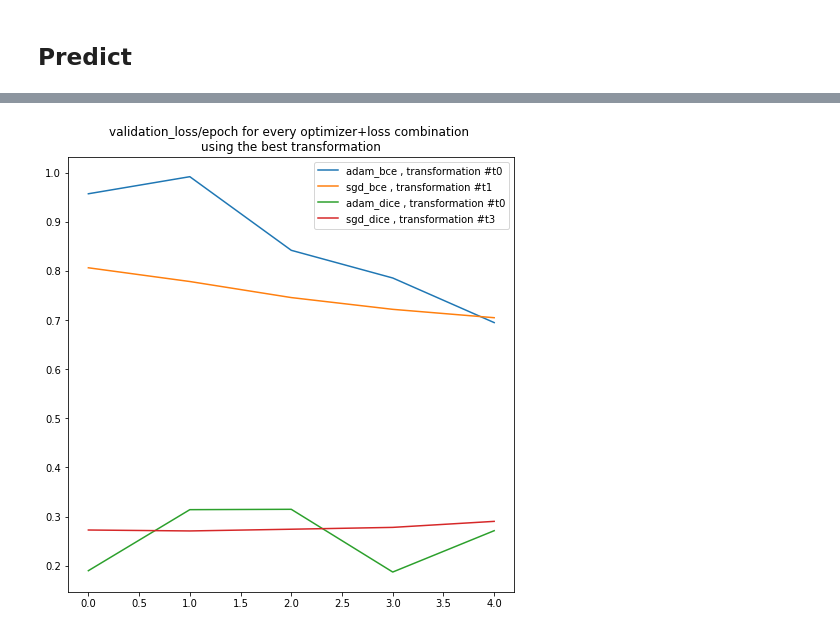
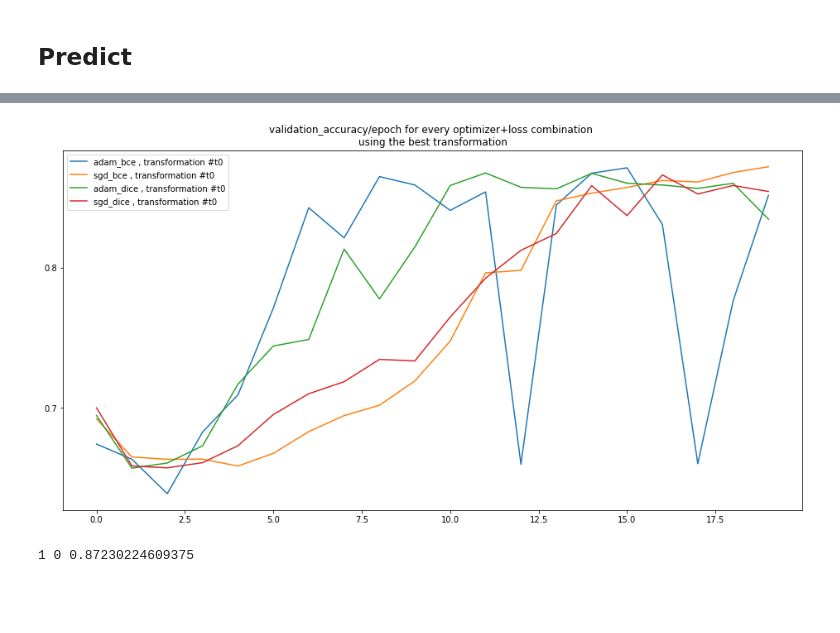
Before and after one commit to nikarav/Deep-Learning-In-Computer-Vision, a Jupyter notebook: Project3/Project3.ipynb, the cells around one changed output, grey strips where cells are left out. Saved outputs shown, nothing was run; the diff lists cells and outputs as text; code cells hidden in the pictures; blank space fills up the shorter version.

Commit message:
fixed augmentation plot and finalized pretty much everything

```diff
--- a/Project3/Project3.ipynb
+++ b/Project3/Project3.ipynb
@@ -1002,7 +1004,7 @@ for i, trans in enumerate(image_mask_transform):
     test_loader = DataLoader(testset, batch_size=batch_size, shuffle=False, num_workers=3)
     model = UNet2(3, 1).to(device)
     optimizer = torch.optim.SGD(model.parameters(), lr=0.1)
-    results = train(model, optimizer, bce_loss,5,train_loader,test_loader)
+    results = train(model, optimizer, bce_loss,num_epochs,train_loader,test_loader)
     transform_id = "t" + str(i)
     model_results['sgd_bce'][transform_id].append(results)
 # %% [output]
@@ -1020,7 +1022,7 @@ for i, trans in enumerate(image_mask_transform):
     test_loader = DataLoader(testset, batch_size=batch_size, shuffle=False, num_workers=3)
     model = UNet2(3, 1).to(device)
     optimizer = torch.optim.SGD(model.parameters(), lr=0.1)
-    results = train(model, optimizer, dice_loss,5,train_loader,test_loader)
+    results = train(model, optimizer, dice_loss,num_epochs,train_loader,test_loader)
     transform_id = "t" + str(i)
     model_results['sgd_dice'][transform_id].append(results)
 # %% [output]
@@ -1033,5 +1035,4 @@ for i, trans in enumerate(image_mask_transform):
 # %% [markdown]
 ## Predict
 # %%
-num_epochs = 5
 num_transformations = len(image_mask_transform)
@@ -1047,8 +1068,8 @@ for model_name in ["adam_bce", "sgd_bce", "adam_dice", "sgd_dice"]:
         # the results of this optimizer with this transformation
         results = model_results[model_name][trans_id][0]
         val_acc = []
-        for epoc_id in range(5):
-            acc = results[epoc_id][3]
+        for epoc_id in range(num_epochs):
+            acc = results[epoc_id][2]
             val_acc.append(acc)
 
         # keep the best acc out of every epoch for this transformation
@@ -1071,18 +1092,25 @@ best_acc = np.max(model_best_acc)
 best_model = np.argmax(model_best_acc)
 best_transform = model_best_transform[best_model]
 # %%
-fig, ax = plt.subplots(figsize=(8,8))
+fig, ax = plt.subplots(figsize=(16,8))
+plt.yticks(np.arange(0, 1, 0.1))
 
 # print the epoch progress for the best transformation of every optimizer+loss combination
 for i, model_name in enumerate(["adam_bce", "sgd_bce", "adam_dice", "sgd_dice"]):
     best_transformation = "t" + str(model_best_transform[i])
     model_trans_results = model_results[model_name][best_transformation][0]
-    model_trans_val_accuracy = [x4 for [x1,x2,x3,x4] in model_trans_results]
+    model_trans_val_accuracy = [x3 for [x1,x2,x3,x4] in model_trans_results]
 
     ax.plot(model_trans_val_accuracy, label=f"{model_name} , transformation #{best_transformation}")
+    # fig.yticks(np.arange(0, 1, 0.2))
 
-plt.title("validation_loss/epoch for every optimizer+loss combination \nusing the best transformation")
-plt.legend()
+plt.title("validation_accuracy/epoch for every optimizer+loss combination \nusing the best transformation")
+# plt.legend(bbox_to_anchor=(0,-0.1), loc='upper left')
+plt.legend(loc="best")
 plt.show()
 # %% [output]
-[figure, old version]
+[figure, new version]
+# %%
+print(best_model, best_transform, best_acc)
+# %% [output]
+1 0 0.87230224609375
```
Also changed, not shown: parts of 10 cells of this notebook, 2 other files.
